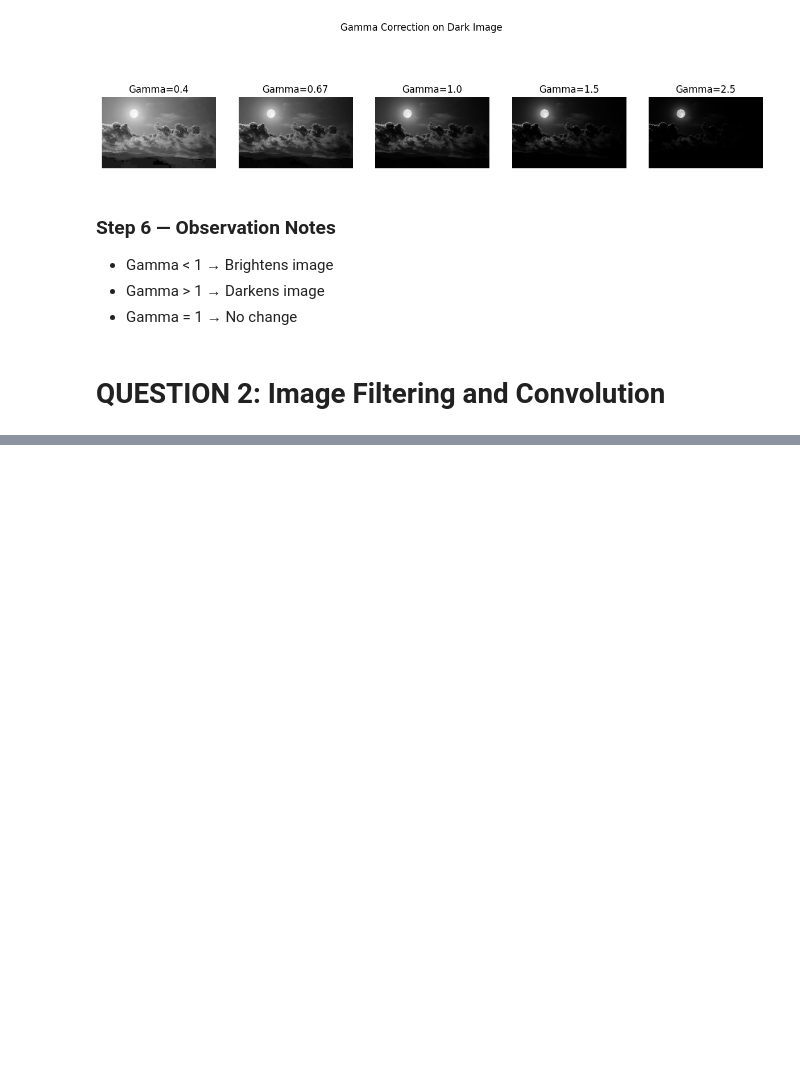
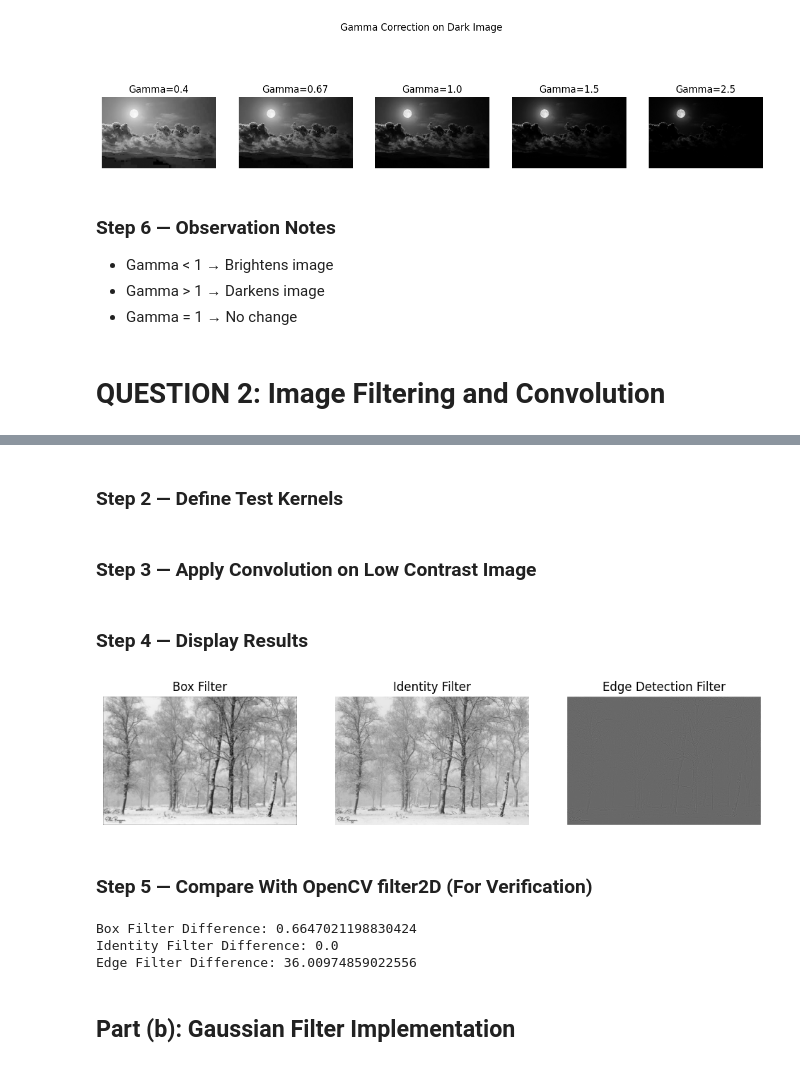
Before and after one commit to Nouman14-ai/Computer_Vision_Basics, a Jupyter notebook: Nouman_22F_3788_A1.ipynb, the cells around one changed output, grey strips where cells are left out. Saved outputs shown, nothing was run; the diff lists cells and outputs as text; code cells hidden in the pictures; blank space fills up the shorter version.

```diff
--- a/Nouman_22F_3788_A1.ipynb
+++ b/Nouman_22F_3788_A1.ipynb
@@ -289,0 +341,66 @@ plt.show()
+# %% [markdown]
+### **Step 2 — Define Test Kernels**
+# %%
+# 3x3 Box filter
+box_kernel = np.ones((3,3)) / 9
+
+# 3x3 Identity kernel
+identity_kernel = np.array([[0,0,0],
+                            [0,1,0],
+                            [0,0,0]])
+
+# Custom edge detection kernel
+edge_kernel = np.array([[-1,-1,-1],
+                        [-1,8,-1],
+                        [-1,-1,-1]])
+# %% [markdown]
+### **Step 3 — Apply Convolution on Low Contrast Image**
+# %%
+# Zero padding
+conv_box_zero = convolve2d(low_img, box_kernel, padding='zero')
+conv_identity_zero = convolve2d(low_img, identity_kernel, padding='zero')
+conv_edge_zero = convolve2d(low_img, edge_kernel, padding='zero')
+# %% [markdown]
+### **Step 4 — Display Results**
+# %%
+import matplotlib.pyplot as plt
+
+plt.figure(figsize=(12,4))
+
+plt.subplot(1,3,1)
+plt.imshow(conv_box_zero, cmap='gray')
+plt.title("Box Filter")
+plt.axis('off')
+
+plt.subplot(1,3,2)
+plt.imshow(conv_identity_zero, cmap='gray')
+plt.title("Identity Filter")
+plt.axis('off')
+
+plt.subplot(1,3,3)
+plt.imshow(conv_edge_zero, cmap='gray')
+plt.title("Edge Detection Filter")
+plt.axis('off')
+
+plt.show()
+# %% [output]
+[figure, added]
+# %% [markdown]
+### **Step 5 — Compare With OpenCV filter2D (For Verification)**
+# %%
+import cv2
+
+cv_box = cv2.filter2D(low_img, -1, box_kernel)
+cv_identity = cv2.filter2D(low_img, -1, identity_kernel)
+cv_edge = cv2.filter2D(low_img, -1, edge_kernel)
+
+# Example comparison (mean absolute difference)
+print("Box Filter Difference:", np.mean(np.abs(conv_box_zero - cv_box)))
+print("Identity Filter Difference:", np.mean(np.abs(conv_identity_zero - cv_identity)))
+print("Edge Filter Difference:", np.mean(np.abs(conv_edge_zero - cv_edge)))
+# %% [output]
+Box Filter Difference: 0.6647021198830424
+Identity Filter Difference: 0.0
+Edge Filter Difference: 36.00974859022556
+# %% [markdown]
+## **Part (b): Gaussian Filter Implementation**
```
Also changed, not shown: parts of 59 cells of this notebook.
